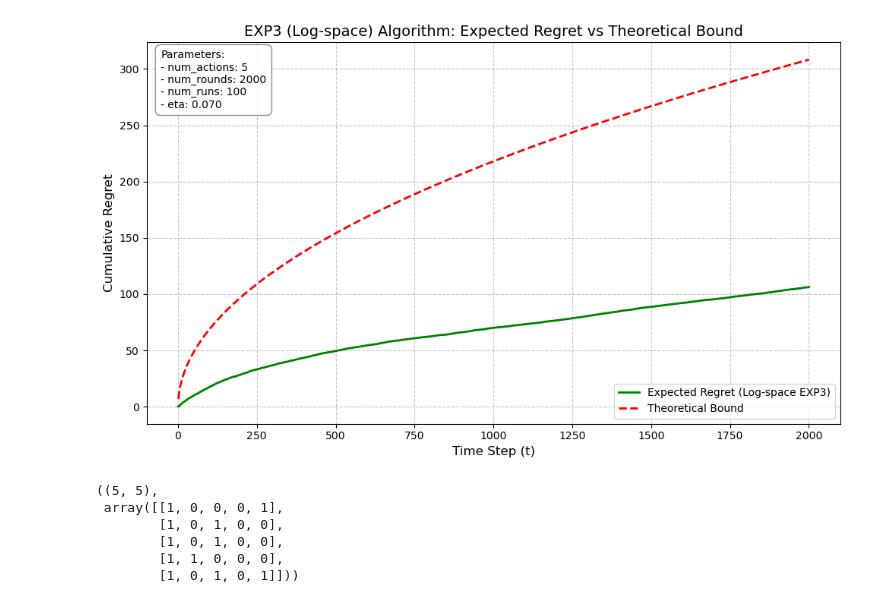
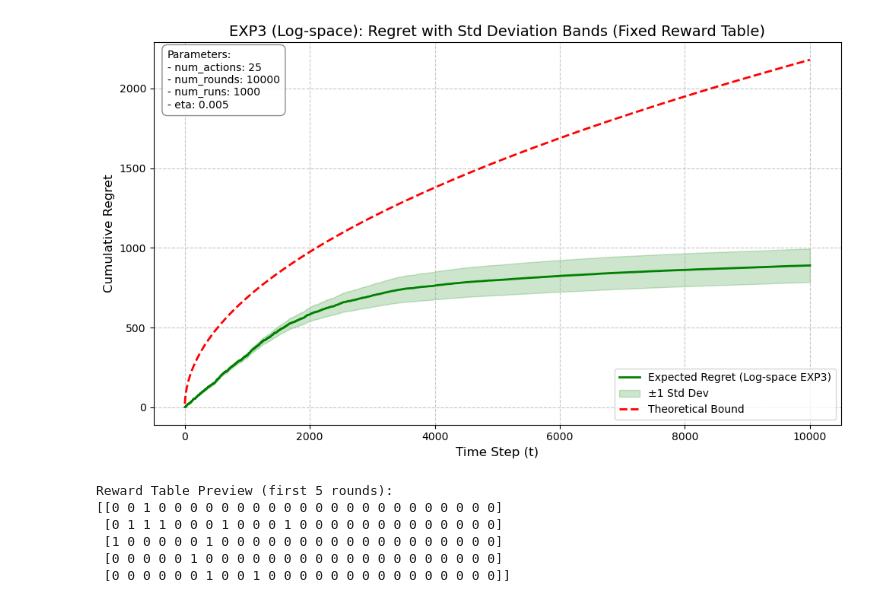
Before and after one commit to gaganchandra765/bandit-algorithms, a Jupyter notebook: AdversarialBanditSetting.ipynb, the cells around one changed output. Drawn from its saved outputs; the diff is of its cells as text; code cells hidden in the pictures.

```diff
--- a/AdversarialBanditSetting.ipynb
+++ b/AdversarialBanditSetting.ipynb
@@ -205,39 +207,33 @@ reward_table_preview.shape, reward_table_preview
 # %%
-# Re-import necessary modules after code execution state reset
 import numpy as np
 import matplotlib.pyplot as plt
 
-# Log-space EXP3 algorithm (Type 2 from Lattimore)
+# EXP3 (log-space) Generator
 def exp3_logspace(num_actions: int, reward_func, eta: float, reward_min: float = 0.0, reward_max: float = 1.0):
-    """Generator for the EXP3 algorithm using log-space formulation."""
     S = np.zeros(num_actions, dtype=float)
     t = 0
     while True:
-        # Compute softmax probabilities from log-weights
         logits = eta * S
-        max_logit = np.max(logits)  # For numerical stability
+        max_logit = np.max(logits)
         exp_logits = np.exp(logits - max_logit)
         prob_dist = exp_logits / np.sum(exp_logits)
 
-        # Draw action and get reward
         choice = np.random.choice(num_actions, p=prob_dist)
         reward = reward_func(choice, t)
         scaled_reward = (reward - reward_min) / (reward_max - reward_min)
 
-        # Loss-based estimate (as in Lattimore's log-space version)
         for i in range(num_actions):
             if i == choice:
                 S[i] += 1 - ((1 - scaled_reward) / prob_dist[i])
             else:
-                S[i] += 1  # Add default loss of 1
+                S[i] += 1
 
         yield choice, reward, S.copy(), prob_dist.copy()
         t += 1
 
-# Simulation function for log-space EXP3 with reward table extraction
-def run_logspace_simulation(num_actions: int, num_rounds: int, eta: float, return_rewards: bool = False):
-    biases = 1.0 / np.arange(2, num_actions + 2)
-    reward_vector = (np.random.random((num_rounds, num_actions)) < biases).astype(int)
+# Modified simulation that takes fixed reward_table
+def run_logspace_simulation_fixed_table(reward_vector: np.ndarray, eta: float):
+    num_rounds, num_actions = reward_vector.shape
     reward_func = lambda choice, t: reward_vector[t, choice]
 
     best_action = np.argmax(np.sum(reward_vector, axis=0))
@@ -250,57 +246,64 @@ def run_logspace_simulation(num_actions: int, num_rounds: int, eta: float, retur
         best_action_cumulative_reward += reward_vector[t, best_action]
         regrets[t] = best_action_cumulative_reward - cumulative_reward
         if t >= num_rounds - 1:
             break
 
-    if return_rewards:
-        return regrets, reward_vector
     return regrets
 
 # Parameters
-num_actions = 5
-num_rounds = 2000  # reduced for faster execution
-num_runs = 100     # reduced for faster execution
-eta = 0.07
+num_actions = 25
+num_rounds = 10000
+num_runs = 1000
+eta = np.sqrt(2 * np.log(num_actions) / (num_actions * num_rounds))
 
-# Run simulations and average regret
-all_regrets_log = np.array([run_logspace_simulation(num_actions, num_rounds, eta) for _ in range(num_runs)])
+# FIXED reward table sampled ONCE and reused
+biases = 1.0 / np.arange(2, num_actions + 2)
+reward_table_fixed = (np.random.random((num_rounds, num_actions)) < biases).astype(int)
+
+# Run simulations using fixed reward table
+all_regrets_log = []
+for _ in range(num_runs):
+    regrets = run_logspace_simulation_fixed_table(reward_table_fixed, eta)
+    all_regrets_log.append(regrets)
+
+# Convert to NumPy array
+all_regrets_log = np.array(all_regrets_log)
 expected_regret_log = np.mean(all_regrets_log, axis=0)
+std_dev_regret = np.std(all_regrets_log, axis=0)
 
-# Also extract reward table from one simulation
-_, reward_table = run_logspace_simulation(num_actions, num_rounds, eta, return_rewards=True)
-
-# Theoretical regret bound
+# Time steps and bound
 t_values = np.arange(1, num_rounds + 1)
 theoretical_bound = (np.e - 1) * np.sqrt(2 * num_actions * t_values * np.log(num_actions))
 
-# Visualization
+# Plot
 plt.figure(figsize=(10, 6))
 plt.plot(t_values, expected_regret_log, label='Expected Regret (Log-space EXP3)', color='green', linewidth=2)
+plt.fill_between(t_values,
+                 expected_regret_log - std_dev_regret,
+                 expected_regret_log + std_dev_regret,
+                 color='green', alpha=0.2, label='±1 Std Dev')
 plt.plot(t_values, theoretical_bound, label='Theoretical Bound', color='red', linestyle='--', linewidth=2)
 plt.xlabel('Time Step (t)', fontsize=12)
 plt.ylabel('Cumulative Regret', fontsize=12)
-plt.title('EXP3 (Log-space) Algorithm: Expected Regret vs Theoretical Bound', fontsize=14)
+plt.title('EXP3 (Log-space): Regret with Std Deviation Bands (Fixed Reward Table)', fontsize=14)
 plt.legend(fontsize=10)
 plt.grid(True, linestyle='--', alpha=0.7)
 plt.tight_layout()
 
-# Parameters box
 params = f'Parameters:\n- num_actions: {num_actions}\n- num_rounds: {num_rounds}\n- num_runs: {num_runs}\n- eta: {eta:.3f}'
 plt.text(0.02, 0.98, params, transform=plt.gca().transAxes, fontsize=10, verticalalignment='top',
          bbox=dict(boxstyle='round,pad=0.5', facecolor='white', edgecolor='gray', alpha=0.9))
 
-# Save and close plot
 plt.show()
 
-
-# Print a preview of the reward table
-reward_table_preview = reward_table[:5]  # first 5 rounds
-reward_table_preview.shape, reward_table_preview
+# Optional: view the first few rows of reward table
+print("Reward Table Preview (first 5 rounds):")
+print(reward_table_fixed[:5])
 # %% [output]
-[figure, old version]
+[figure, new version]
-((5, 5),
- array([[1, 0, 0, 0, 1],
-        [1, 0, 1, 0, 0],
-        [1, 0, 1, 0, 0],
-        [1, 1, 0, 0, 0],
-        [1, 0, 1, 0, 1]]))
+Reward Table Preview (first 5 rounds):
+[[0 0 1 0 0 0 0 0 0 0 0 0 0 0 0 0 0 0 0 0 0 0 0 0 0]
+ [0 1 1 1 0 0 0 1 0 0 0 1 0 0 0 0 0 0 0 0 0 0 0 0 0]
+ [1 0 0 0 0 0 1 0 0 0 0 0 0 0 0 0 0 0 0 0 0 0 0 0 0]
+ [0 0 0 0 0 1 0 0 0 0 0 0 0 0 0 0 0 0 0 0 0 0 0 0 0]
+ [0 0 0 0 0 0 1 0 0 1 0 0 0 0 0 0 0 0 0 0 0 0 0 0 0]]
```
Also changed, not shown: parts of 9 cells of this notebook.
